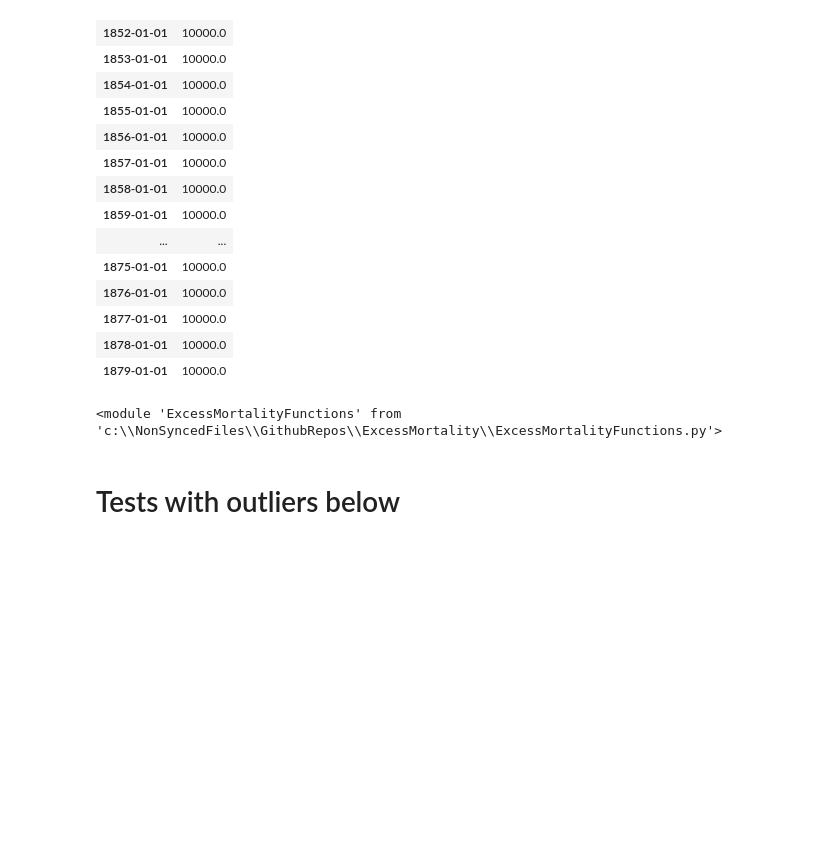
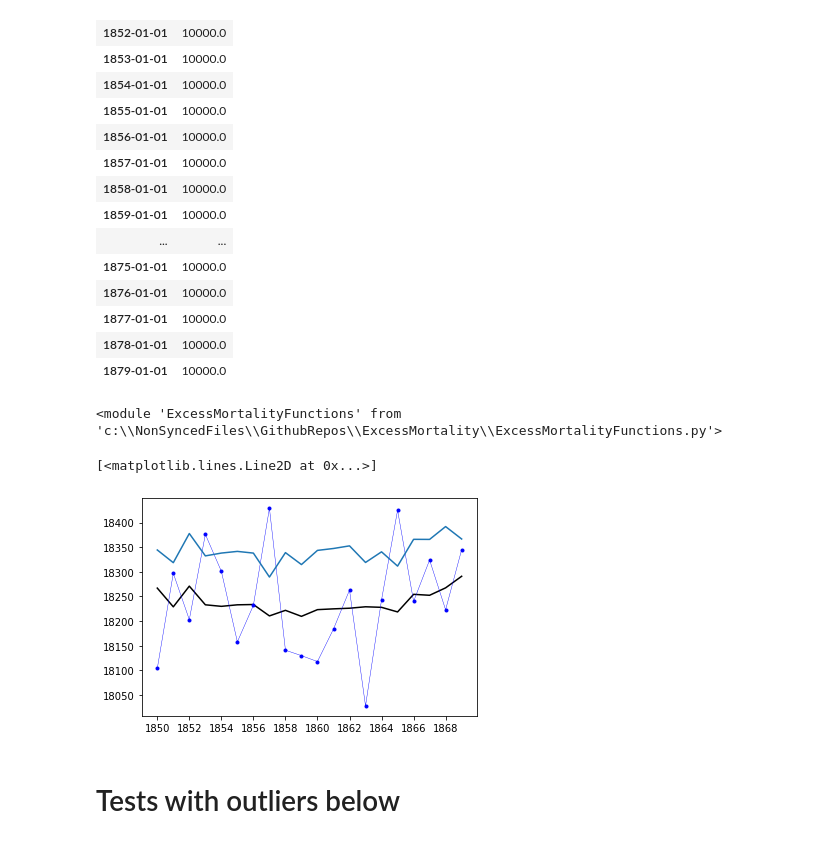
Before and after one commit to PandemiXcenter/ExcessMortality, a Jupyter notebook: TestingAndDevelopment.ipynb, the cells around one changed output. Cells and saved outputs as stored; diff of their text form; code cells hidden in the pictures; blank space fills up the shorter version.

```diff
--- a/TestingAndDevelopment.ipynb
+++ b/TestingAndDevelopment.ipynb
@@ -162,10 +162,13 @@ curData = emf.groupByYear(curData)
 # ax.plot(df.Base3)
 # %%
 
-# fig,ax = plt.subplots()
-# ax.plot(curMean,'k')
-# ax.plot(curData,'b.-',lw=0.4)
-# ax.plot(curMean+curStd)
+fig,ax = plt.subplots()
+ax.plot(curMean,'k')
+ax.plot(curData,'b.-',lw=0.4)
+ax.plot(curMean+curStd)
+# %% [output]
+[<matplotlib.lines.Line2D at 0x...>]
+[figure, added]
 # %% [markdown]
 # Tests with outliers below
 # %%
```
Also changed, not shown: parts of 15 cells of this notebook, 2 other files.
